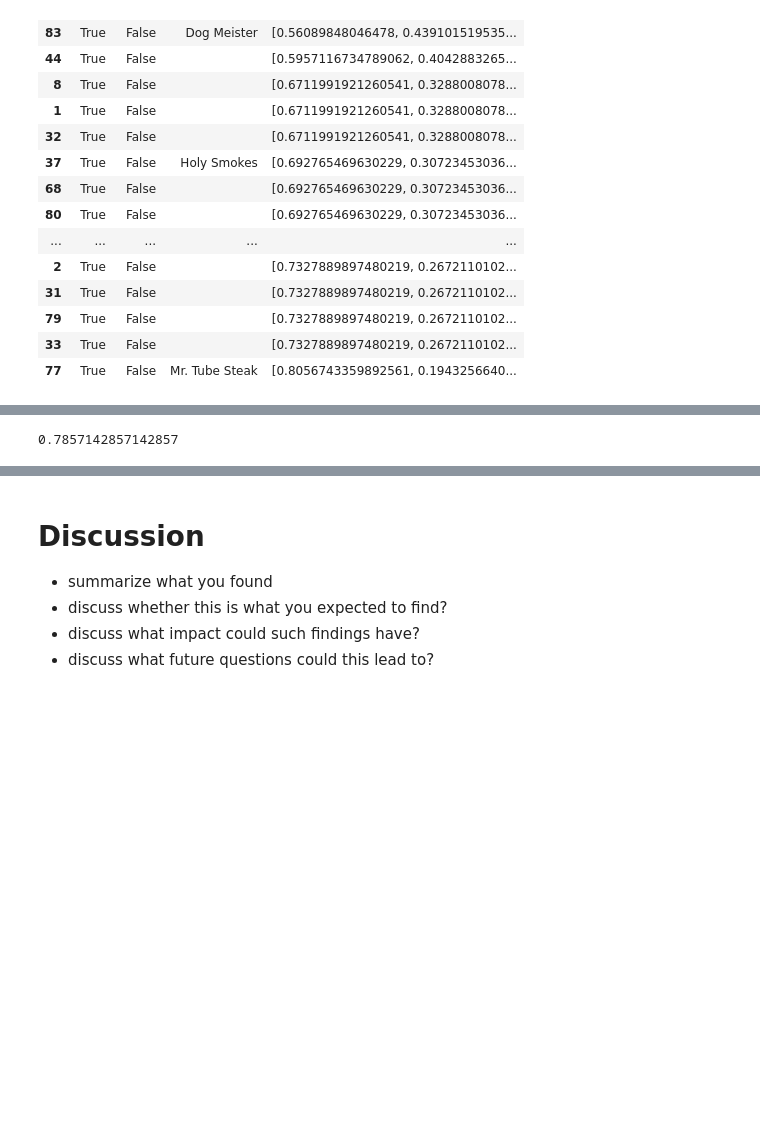
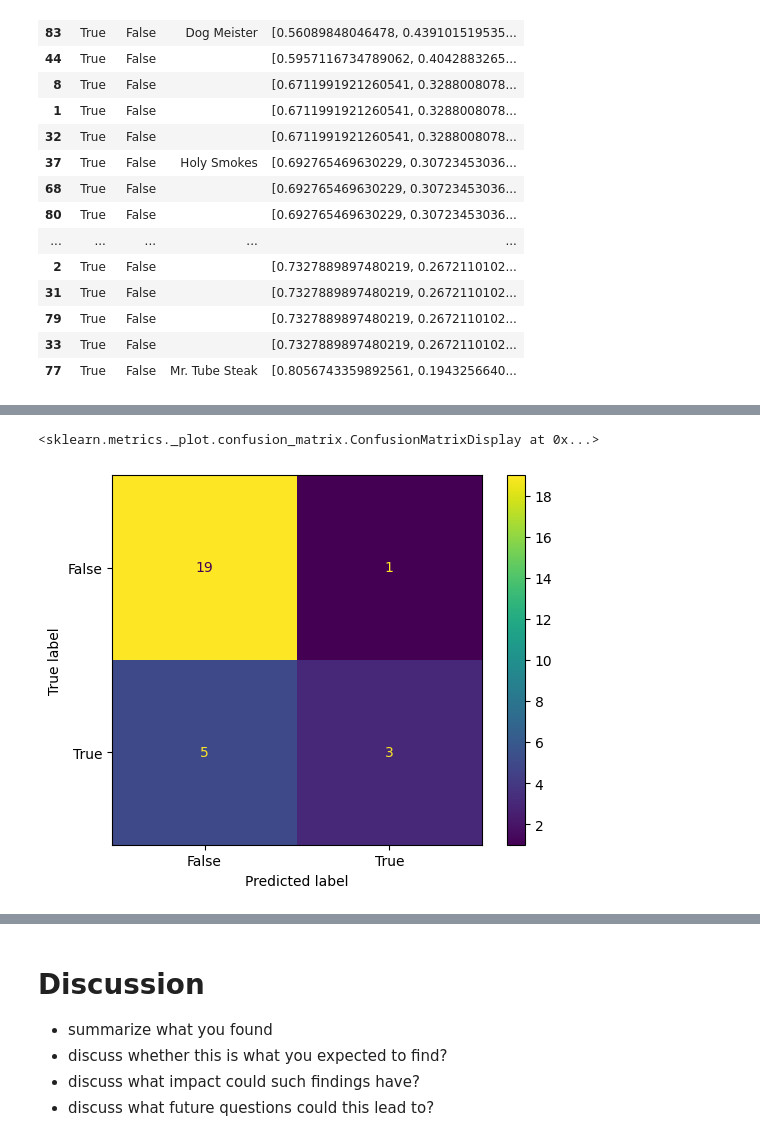
Before and after one commit to jentsang/hotdog-predictor, a Jupyter notebook: notebooks/dog_or_not.ipynb, the cells around one changed output, grey strips where cells are left out. Drawn from its saved outputs; the diff is of its cells as text; code cells hidden in the pictures; blank space fills up the shorter version.

Commit message:
Ordered the main analysis, produced most of the graphs, and labeled some of the figures

```diff
--- a/notebooks/dog_or_not.ipynb
+++ b/notebooks/dog_or_not.ipynb
@@ -458,0 +544,38 @@ display_model_mistmatches(naive_bayes)
+# %%
+param_grid = {
+    "countvectorizer__max_features": randint(5, len(vocab)),
+    "bernoullinb__alpha": loguniform(1e-5, 1),
+}
+
+random_search = RandomizedSearchCV(
+    naive_bayes,
+    param_distributions=param_grid,
+    n_iter=50,
+    n_jobs=-1,
+    return_train_score=True,
+)
+
+random_search.fit(X_train, y_train)
+
+print(
+    "Random Search best model score: \t %0.3f"
+    % random_search.best_score_
+)
+print(
+    "Random Search best max_features: \t %0.3f"
+    % random_search.best_params_["countvectorizer__max_features"]
+)
+print(
+    "Random Search best alpha: \t\t %0.3f"
+    % random_search.best_params_["bernoullinb__alpha"]
+)
+
+pd.DataFrame(random_search.cv_results_)[
+    [
+        "mean_test_score",
+        "param_countvectorizer__max_features",
+        "param_bernoullinb__alpha",
+        "mean_fit_time",
+        "rank_test_score",
+    ]
+].set_index("rank_test_score").sort_index().head()
@@ -496,4 +601,0 @@ df_mismatch
-# %%
-lr.score(X_test, y_test)
-# %% [output]
-0.7857142857142857
@@ -501,0 +602,10 @@ lr.score(X_test, y_test)
+# %%
+# confusion matrix for test predictions
+
+ConfusionMatrixDisplay.from_predictions(
+    y_test,
+    random_search.predict(X_test)
+)
+# %% [output]
+<sklearn.metrics._plot.confusion_matrix.ConfusionMatrixDisplay at 0x...>
+[figure, added]
```
Also changed, not shown: parts of 58 cells of this notebook.
